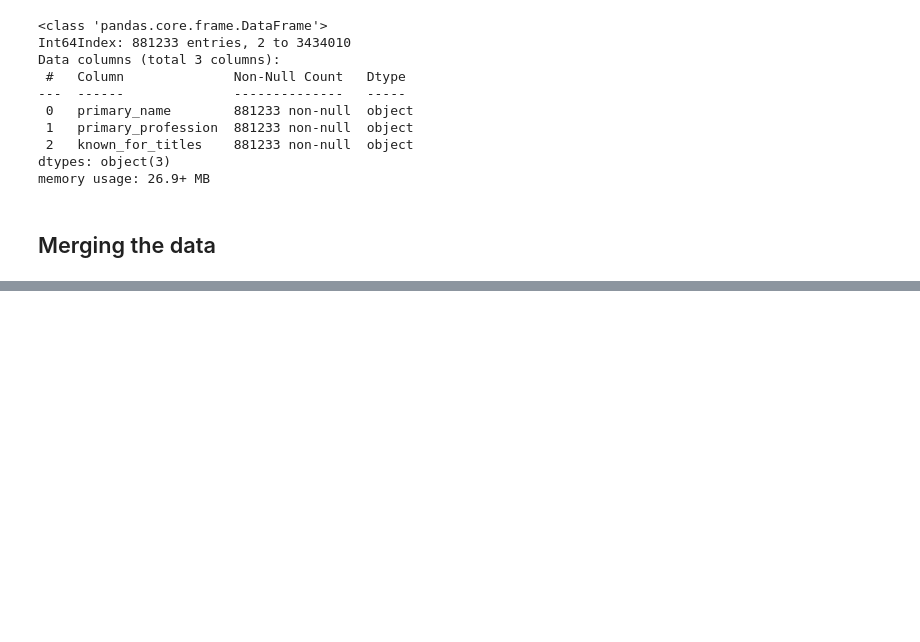
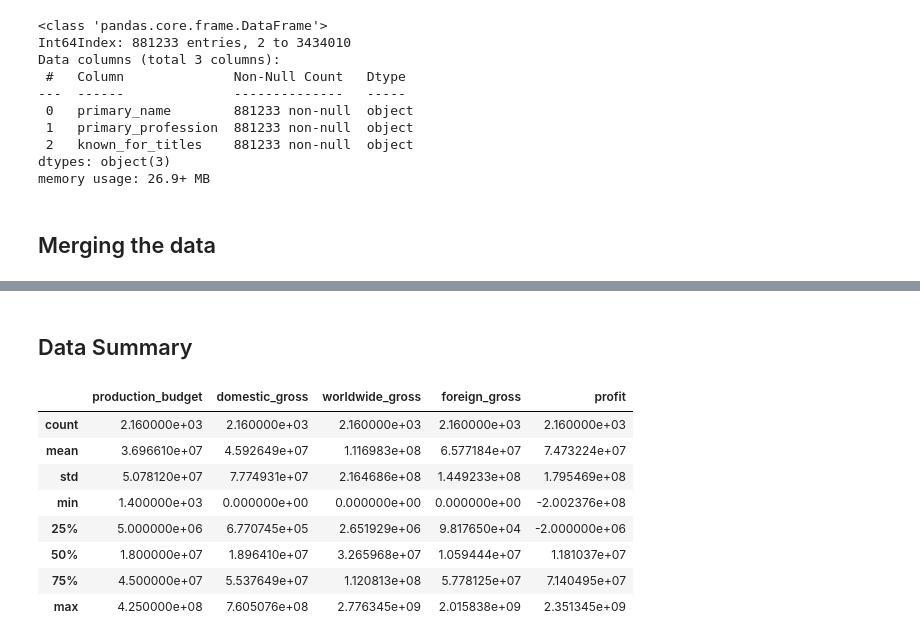
Before and after one commit to learn-co-curriculum/dsc-phase-1-project, a Jupyter notebook: data-clean.ipynb, the cells around one changed output, grey strips where cells are left out. Saved outputs shown, nothing was run; the diff lists cells and outputs as text; code cells hidden in the pictures; blank space fills up the shorter version.

```diff
--- a/data-clean.ipynb
+++ b/data-clean.ipynb
@@ -378,0 +355,9 @@ dtype: int64
+# %%
+df_raw.drop(to_drop,inplace=True)
+# %%
+to_drop = df_raw[(df_raw['primary_name'].isna()==True)|(df_raw['primary_profession'].isna()==True)].index
+# %%
+df_raw.drop(to_drop,inplace=True)
+# %%
+df = df_raw
+df.info()
@@ -378,0 +382,14 @@ dtype: int64
+# %% [markdown]
+## Data Summary
+# %%
+df.describe()
+# %% [output]
+|  | production_budget | domestic_gross | worldwide_gross | foreign_gross | profit |
+| count | 2.160000e+03 | 2.160000e+03 | 2.160000e+03 | 2.160000e+03 | 2.160000e+03 |
+| mean | 3.696610e+07 | 4.592649e+07 | 1.116983e+08 | 6.577184e+07 | 7.473224e+07 |
+| std | 5.078120e+07 | 7.774931e+07 | 2.164686e+08 | 1.449233e+08 | 1.795469e+08 |
+| min | 1.400000e+03 | 0.000000e+00 | 0.000000e+00 | 0.000000e+00 | -2.002376e+08 |
+| 25% | 5.000000e+06 | 6.770745e+05 | 2.651929e+06 | 9.817650e+04 | -2.000000e+06 |
+| 50% | 1.800000e+07 | 1.896410e+07 | 3.265968e+07 | 1.059444e+07 | 1.181037e+07 |
+| 75% | 4.500000e+07 | 5.537649e+07 | 1.120813e+08 | 5.778125e+07 | 7.140495e+07 |
+| max | 4.250000e+08 | 7.605076e+08 | 2.776345e+09 | 2.015838e+09 | 2.351345e+09 |
```
Also changed, not shown: parts of 15 cells of this notebook.
